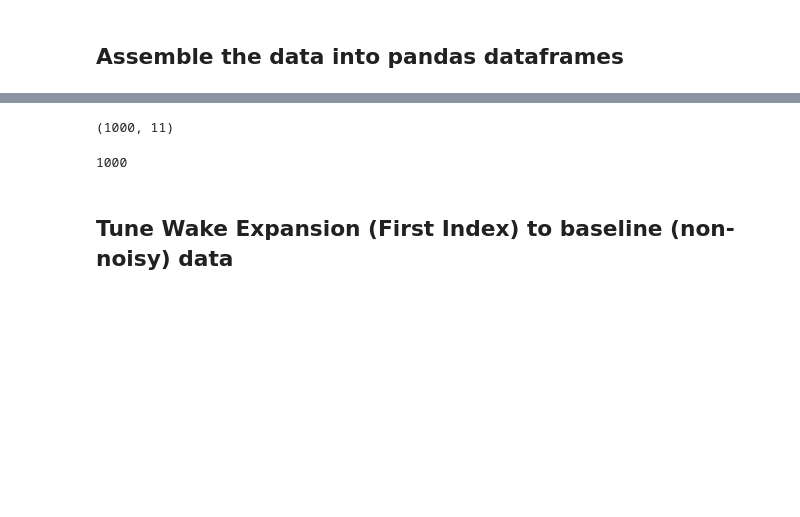
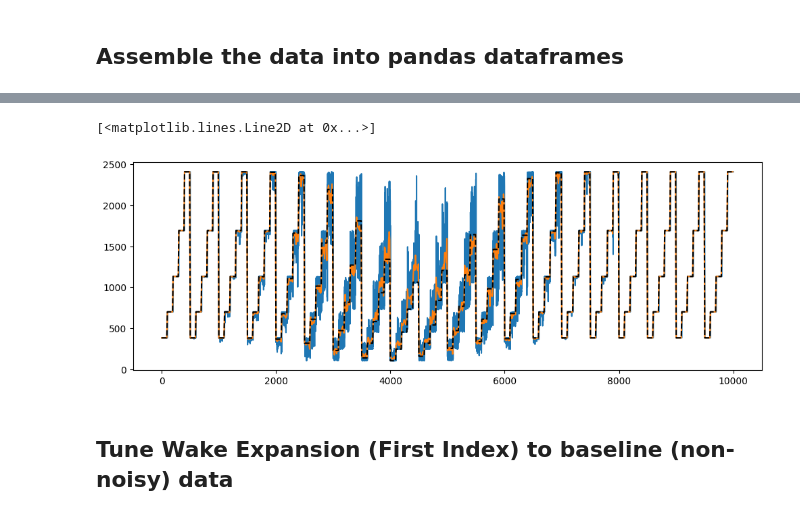
Before and after one commit to NREL/flasc, a Jupyter notebook: examples_artificial_data/04_floris_tuning/00_tune_emg_to_gch.ipynb, the cells around one changed output, grey strips where cells are left out. Cells and saved outputs as stored; diff of their text form; code cells hidden in the pictures; blank space fills up the shorter version.

```diff
--- a/examples_artificial_data/04_floris_tuning/00_tune_emg_to_gch.ipynb
+++ b/examples_artificial_data/04_floris_tuning/00_tune_emg_to_gch.ipynb
@@ -217,11 +217,12 @@ ax.plot(np.arange(0,n_row,10),df_baseline['pow_%03d' % single_wake_idx],'k--')
-# %%
-df_baseline.shape
-# %% [output]
-(1000, 11)
-# %%
-total_number_of_points//points_per_group
-# %% [output]
-1000
+# %%
+n_row = power_baseline.shape[0]
+fig, ax = plt.subplots(figsize=(12,4))
+ax.plot(list(range(n_row)),power_wakesteering_noisy[:,single_wake_idx])
+ax.plot(np.arange(0,n_row,10),df_wakesteering_noisy['pow_%03d' % single_wake_idx])
+ax.plot(np.arange(0,n_row,10),df_wakesteering['pow_%03d' % single_wake_idx],'k--')
+# %% [output]
+[<matplotlib.lines.Line2D at 0x...>]
+[figure, added]
 # %%
 # Similarly average the yaw angle matrices along every 10
 yaw_angles_reshaped = yaw_angles.reshape(total_number_of_points//points_per_group, points_per_group, 1, yaw_angles.shape[2])
```
Also changed, not shown: parts of 8 cells of this notebook.
